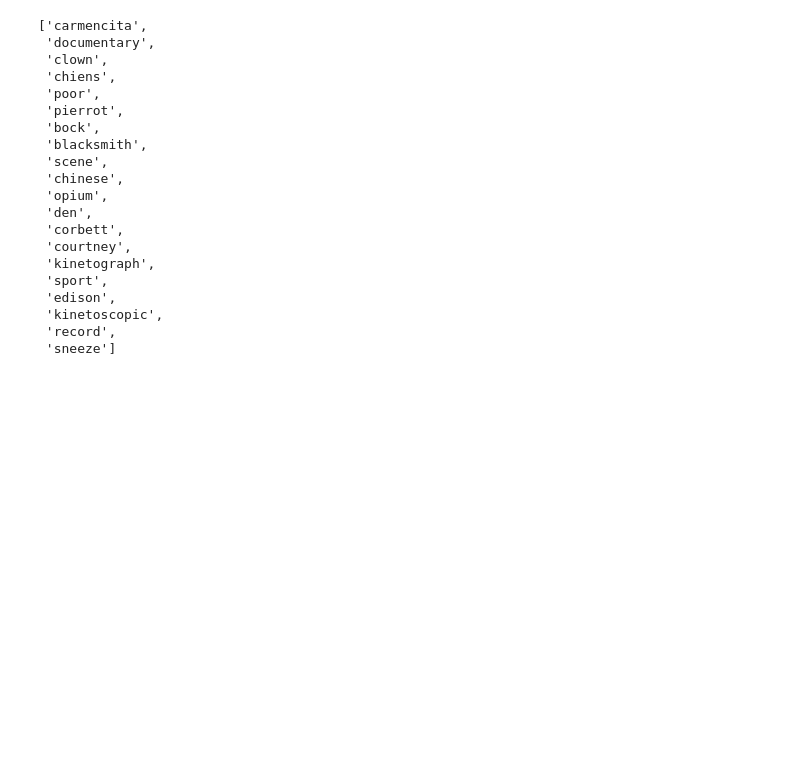
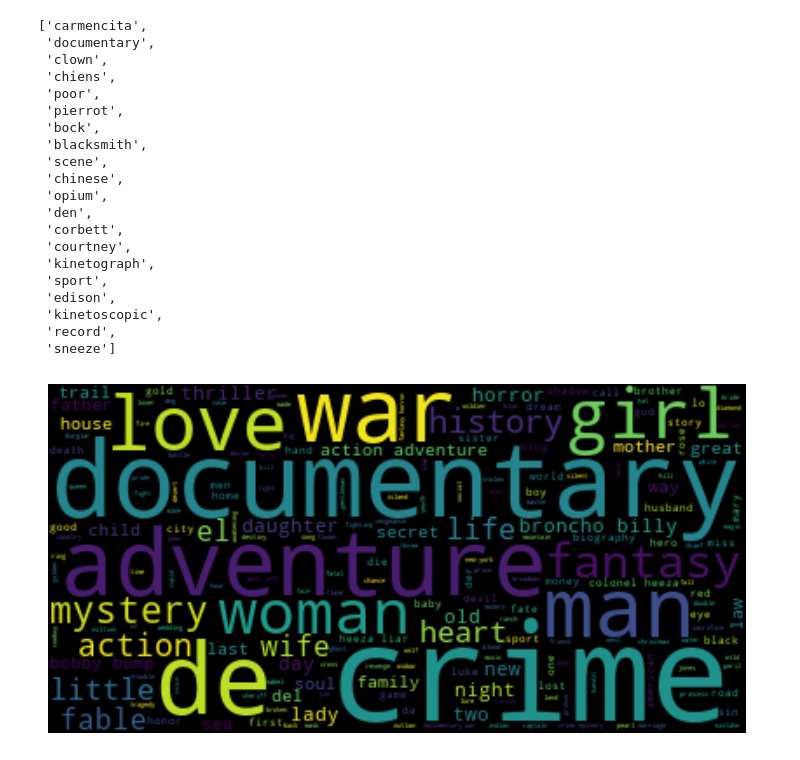
Before and after one commit to smazoyerdatascience/Recommender_systems, a Jupyter notebook: Notebooks/EDA_textual_infos.ipynb, the cells around one changed output. Drawn from its saved outputs; the diff is of its cells as text; code cells hidden in the pictures; blank space fills up the shorter version.

Commit message:
improving tokenization and stopwords list, wordcloud

```diff
--- a/Notebooks/EDA_textual_infos.ipynb
+++ b/Notebooks/EDA_textual_infos.ipynb
@@ -123,7 +123,7 @@ titles_reduced.head()
 # list of french stopwords : https://www.ranks.nl/stopwords/french
 french_stopwords = ["alors","au","aucun","aussi","autre","avant","avec","avoir","bon","car","ce","cela","ces","ceux","chaque","ci",
                     "comme","comment","dans","des","du",
-"dedans","dehors","depuis","devrait","doit","donc","début","elle","elles","en","encore","essai","est","et","eu","fait","faites",
+"dedans","dehors","depuis","devrait","doit","donc","début", "de","elle","elles","en","encore","essai","est","et","eu","fait","faites",
 "fois","font","hors","ici","il","ils","je","juste",
 "la","le","les","leur","là","ma","maintenant","mais","mes","mien","moins","mon","mot","même","ni","notre","nous","ou","où","par",
 "parce","pas","peut","peu","plupart","pour","pourquoi",
@@ -187,7 +187,7 @@ def word_cloud(words_list):
 # %% [markdown]
 #### 1.2 Text pre-processing
 # %%
-text = (titles_reduced.iloc[:,1] + " " + titles_reduced.iloc[:,2] + " ").sum()
+text = (titles_reduced.iloc[:,1] + " ").sum()
 # %%
 text
 # %% [output]
@@ -234,3 +245,7 @@ words_list_wo_sw[:20]
  'kinetoscopic',
  'record',
  'sneeze']
+# %%
+word_cloud(words_list_wo_sw)
+# %% [output]
+[figure, added]
```
Also changed, not shown: parts of 3 cells of this notebook.
